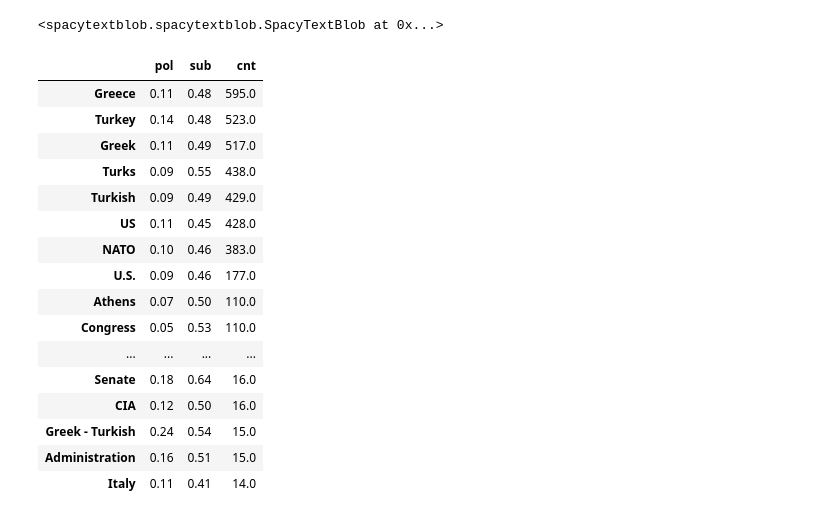
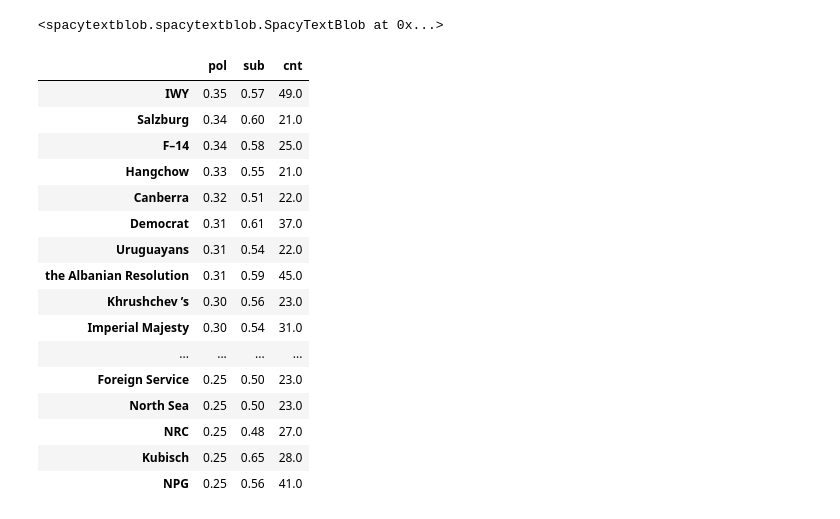
Before and after one commit to gozsoy/decipher-frus, a Jupyter notebook: sentiment_analysis.ipynb, the cells around one changed output. Cells and saved outputs as stored; diff of their text form; code cells hidden in the pictures.

```diff
--- a/sentiment_analysis.ipynb
+++ b/sentiment_analysis.ipynb
@@ -65,27 +67,27 @@ for text in tqdm(free_text_list):
 # %%
 for key in entity_sent_dict:
     entity_sent_dict[key]['cnt'] = len(entity_sent_dict[key]['sub'])
-    entity_sent_dict[key]['pol'] = round(np.mean(entity_sent_dict[key]['pol']),2)
-    entity_sent_dict[key]['sub'] = round(np.mean(entity_sent_dict[key]['sub']),2)
+    entity_sent_dict[key]['pol'] = round(np.mean(entity_sent_dict[key]['pol']),4)
+    entity_sent_dict[key]['sub'] = round(np.mean(entity_sent_dict[key]['sub']),4)
 # %%
 entity_sent_df = pd.DataFrame(entity_sent_dict).transpose()
 # %%
-entity_sent_df.sort_values(by='cnt',ascending=False)[:60]
+entity_sent_df[entity_sent_df['cnt']>20].sort_values(by='pol',ascending=False)[:60]
 # %% [output]
 |  | pol | sub | cnt |
-| Greece | 0.11 | 0.48 | 595.0 |
-| Turkey | 0.14 | 0.48 | 523.0 |
-| Greek | 0.11 | 0.49 | 517.0 |
-| Turks | 0.09 | 0.55 | 438.0 |
-| Turkish | 0.09 | 0.49 | 429.0 |
-| US | 0.11 | 0.45 | 428.0 |
-| NATO | 0.10 | 0.46 | 383.0 |
-| U.S. | 0.09 | 0.46 | 177.0 |
-| Athens | 0.07 | 0.50 | 110.0 |
-| Congress | 0.05 | 0.53 | 110.0 |
+| IWY | 0.35 | 0.57 | 49.0 |
+| Salzburg | 0.34 | 0.60 | 21.0 |
+| F–14 | 0.34 | 0.58 | 25.0 |
+| Hangchow | 0.33 | 0.55 | 21.0 |
+| Canberra | 0.32 | 0.51 | 22.0 |
+| Democrat | 0.31 | 0.61 | 37.0 |
+| Uruguayans | 0.31 | 0.54 | 22.0 |
+| the Albanian Resolution | 0.31 | 0.59 | 45.0 |
+| Khrushchev ’s | 0.30 | 0.56 | 23.0 |
+| Imperial Majesty | 0.30 | 0.54 | 31.0 |
 | ... | ... | ... | ... |
-| Senate | 0.18 | 0.64 | 16.0 |
-| CIA | 0.12 | 0.50 | 16.0 |
-| Greek - Turkish | 0.24 | 0.54 | 15.0 |
-| Administration | 0.16 | 0.51 | 15.0 |
-| Italy | 0.11 | 0.41 | 14.0 |
+| Foreign Service | 0.25 | 0.50 | 23.0 |
+| North Sea | 0.25 | 0.50 | 23.0 |
+| NRC | 0.25 | 0.48 | 27.0 |
+| Kubisch | 0.25 | 0.65 | 28.0 |
+| NPG | 0.25 | 0.56 | 41.0 |
```
Also changed, not shown: parts of 10 cells of this notebook.
